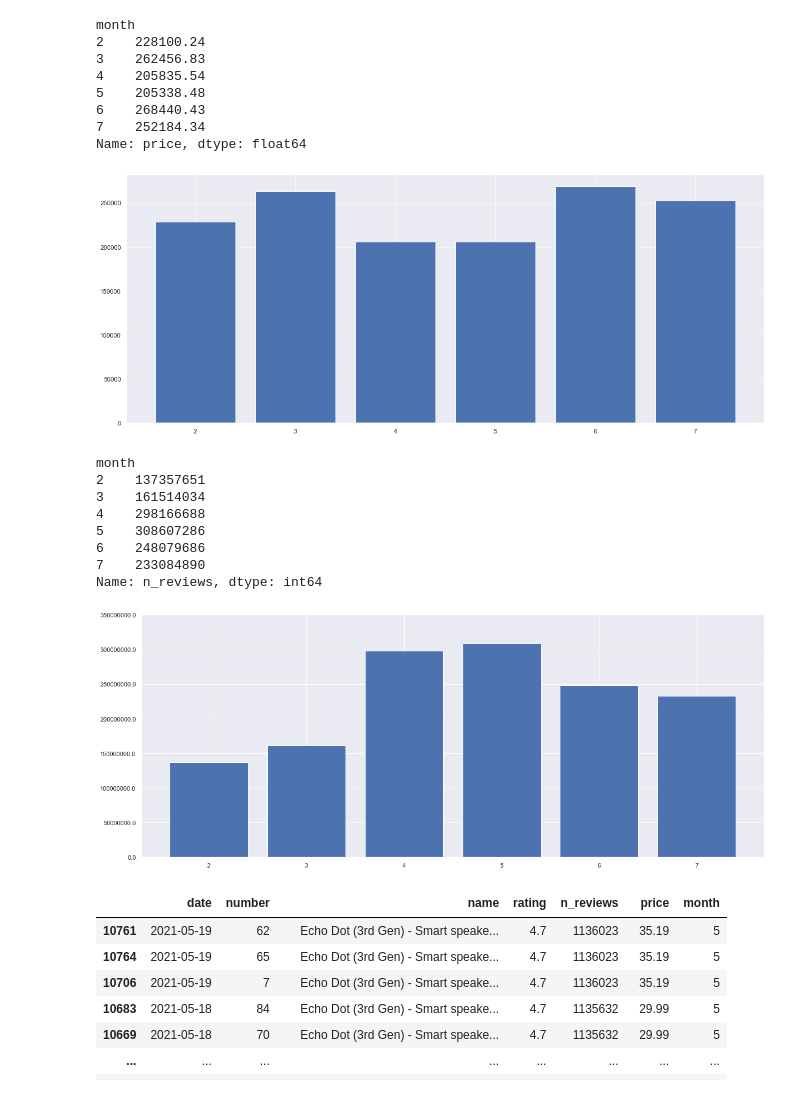
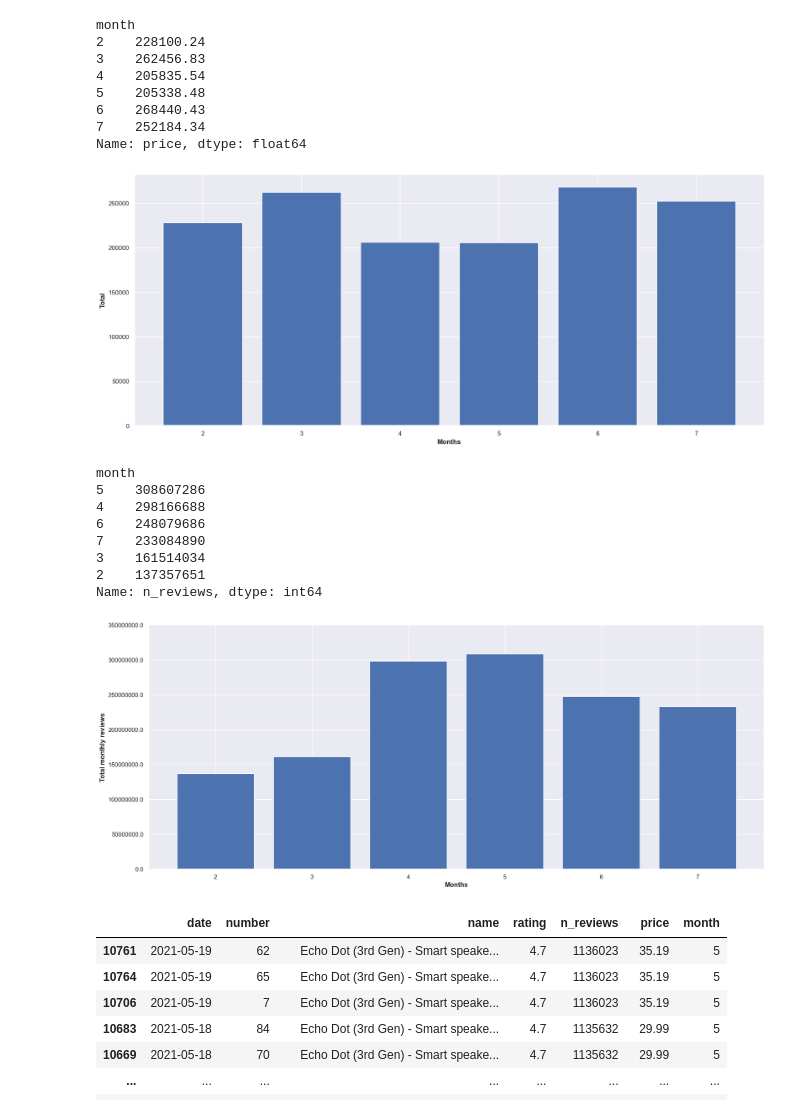
Before and after one commit to captin01/Data_Analysis, a Jupyter notebook: Amazon_devices/Amazon_devices.ipynb, the cells around one changed output. Saved outputs shown, nothing was run; the diff lists cells and outputs as text; code cells hidden in the pictures.

```diff
--- a/Amazon_devices/Amazon_devices.ipynb
+++ b/Amazon_devices/Amazon_devices.ipynb
@@ -221,33 +221,39 @@ month
 7    252184.34
 Name: price, dtype: float64
 # %%
+#plotting monthly total graph
 plt.figure(figsize = (20,8))
 plt.bar( x = monthly_total.index,
         height = monthly_total.values)
+plt.ylabel('Total',fontsize= 12, weight= 'bold')
+plt.xlabel('Months',fontsize= 12, weight= 'bold')
 plt.show()
 # %% [output]
-[figure, old version]
+[figure, new version]
 # %%
-monthly_reviews = Amazon_devices.groupby('month')['n_reviews'].sum()
+monthly_reviews = Amazon_devices.groupby('month')['n_reviews'].sum().sort_values(ascending=False)
 monthly_reviews
 # %% [output]
 month
-2    137357651
-3    161514034
+5    308607286
 4    298166688
-5    308607286
 6    248079686
 7    233084890
+3    161514034
+2    137357651
 Name: n_reviews, dtype: int64
 # %%
+#plotting total monthly reviews
 plt.figure(figsize = (20,8))
 plt.bar( x = monthly_reviews.index,
         height = monthly_reviews.values)
 plt.yticks(ticks = plt.yticks()[0],
            labels = plt.yticks()[0])
+plt.ylabel('Total monthly reviews',fontsize= 12, weight= 'bold')
+plt.xlabel('Months', fontsize= 12, weight= 'bold')
 plt.show()
 # %% [output]
-[figure, old version]
+[figure, new version]
 # %%
 Amazon_devices[Amazon_devices['month'] == 5].sort_values('n_reviews',ascending = False)
 # %% [output]
```
Also changed, not shown: parts of 4 cells of this notebook, 23 other files.
